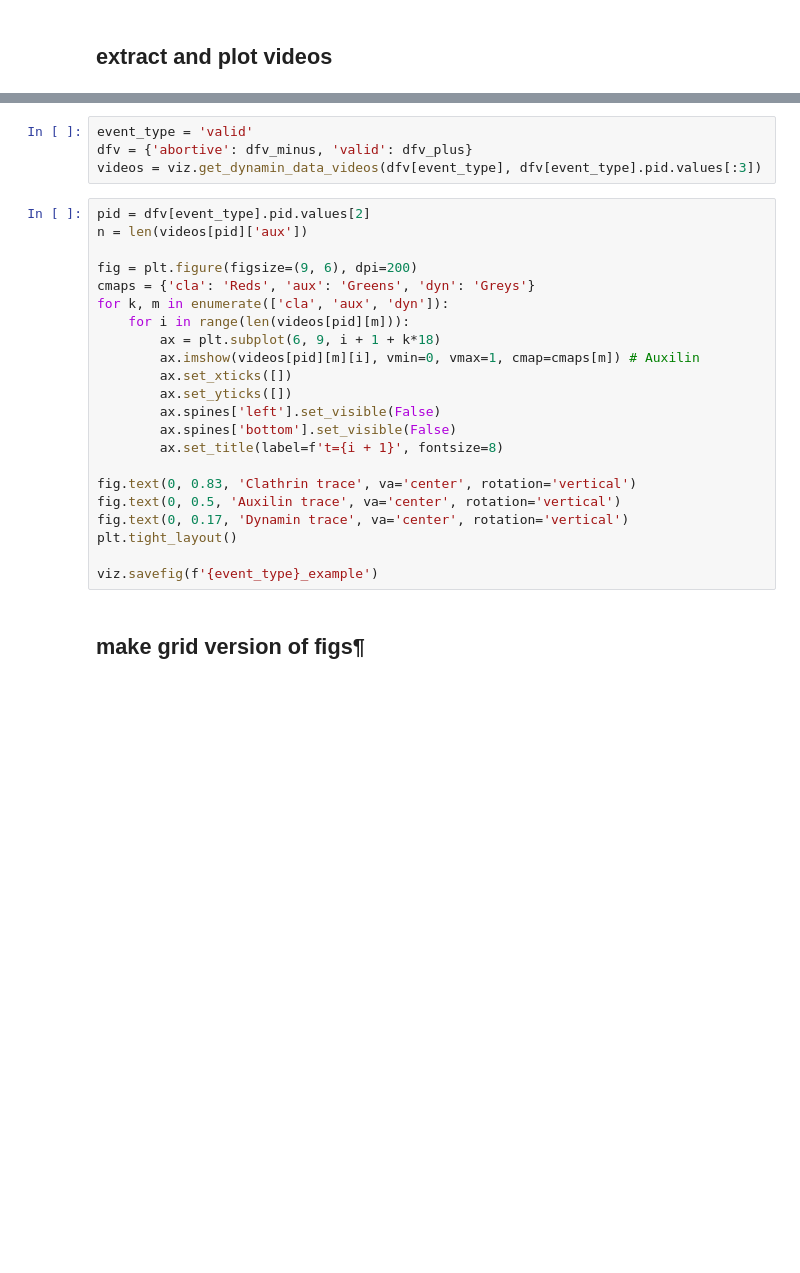
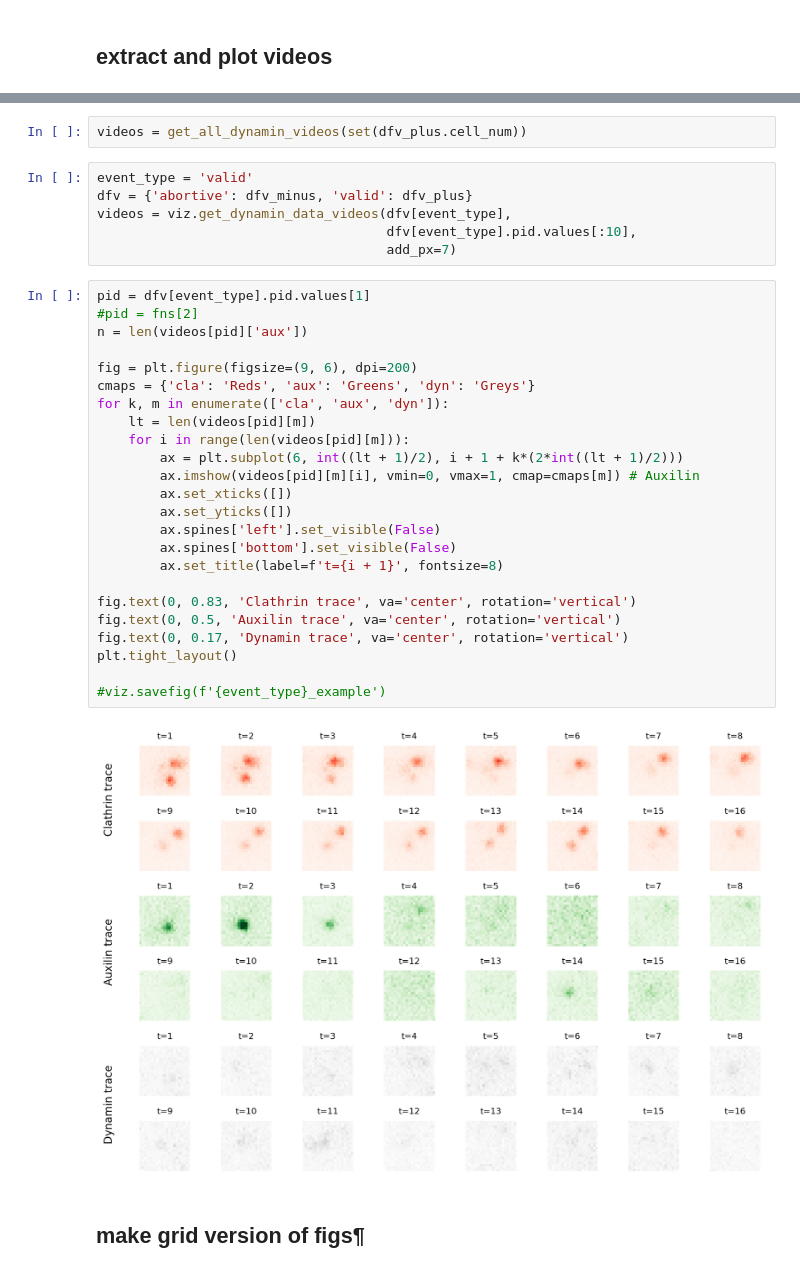
Before and after one commit to Yu-Group/molecular-partner-prediction, a Jupyter notebook: notebooks/00_intro_figs.ipynb, the cells around one changed output, grey strips where cells are left out. Drawn from its saved outputs; the diff is of its cells as text; blank space fills up the shorter version.

```diff
--- a/notebooks/00_intro_figs.ipynb
+++ b/notebooks/00_intro_figs.ipynb
@@ -86,29 +100,37 @@ viz.savefig('traces_plus')
+# %%
+videos = get_all_dynamin_videos(set(dfv_plus.cell_num))
 # %%
 event_type = 'valid'
 dfv = {'abortive': dfv_minus, 'valid': dfv_plus}
-videos = viz.get_dynamin_data_videos(dfv[event_type], dfv[event_type].pid.values[:3])
+videos = viz.get_dynamin_data_videos(dfv[event_type],
+                                     dfv[event_type].pid.values[:10],
+                                     add_px=7)
 # %%
-pid = dfv[event_type].pid.values[2]
+pid = dfv[event_type].pid.values[1]
+#pid = fns[2]
 n = len(videos[pid]['aux'])
 
 fig = plt.figure(figsize=(9, 6), dpi=200)
 cmaps = {'cla': 'Reds', 'aux': 'Greens', 'dyn': 'Greys'}
 for k, m in enumerate(['cla', 'aux', 'dyn']):
+    lt = len(videos[pid][m])
     for i in range(len(videos[pid][m])):
-        ax = plt.subplot(6, 9, i + 1 + k*18)
+        ax = plt.subplot(6, int((lt + 1)/2), i + 1 + k*(2*int((lt + 1)/2)))
         ax.imshow(videos[pid][m][i], vmin=0, vmax=1, cmap=cmaps[m]) # Auxilin
         ax.set_xticks([])
         ax.set_yticks([])
         ax.spines['left'].set_visible(False)
         ax.spines['bottom'].set_visible(False)
         ax.set_title(label=f't={i + 1}', fontsize=8)
 
 fig.text(0, 0.83, 'Clathrin trace', va='center', rotation='vertical')
 fig.text(0, 0.5, 'Auxilin trace', va='center', rotation='vertical')
 fig.text(0, 0.17, 'Dynamin trace', va='center', rotation='vertical')
 plt.tight_layout()
 
-viz.savefig(f'{event_type}_example')
+#viz.savefig(f'{event_type}_example')
+# %% [output]
+[figure, added]
 # %% [markdown]
 ## make grid version of figs¶
 # %% [markdown]
```
Also changed, not shown: parts of 4 cells of this notebook, 3 other files.
